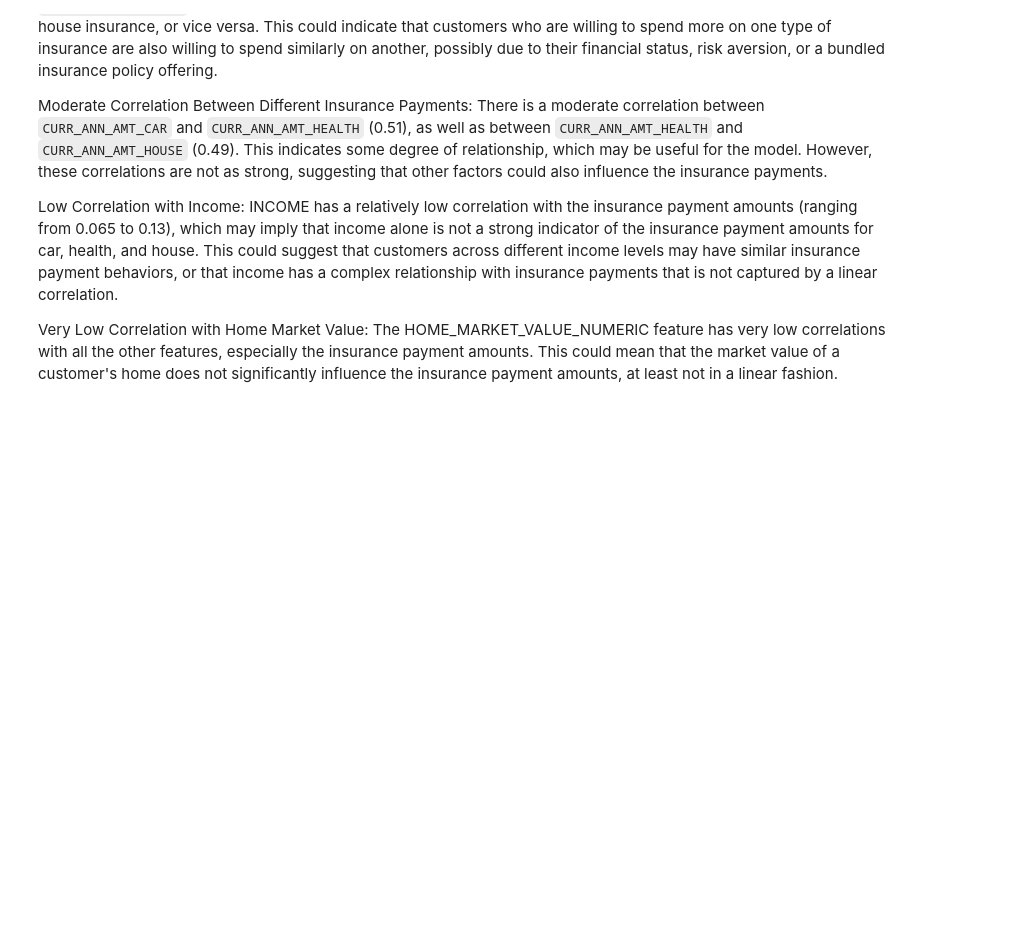
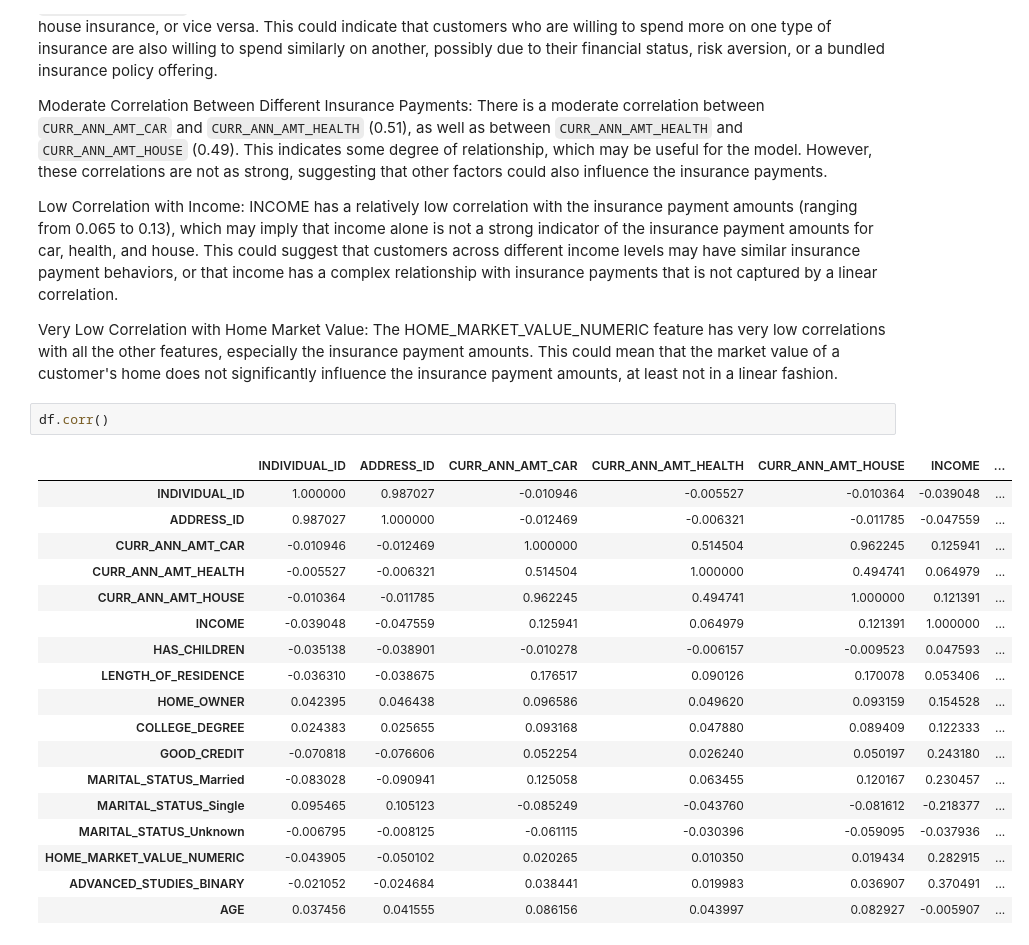
Before and after one commit to fabrizi0rigodanz0/Insurance_Analysis_ML, a Jupyter notebook: notebook.ipynb, the cells around one changed output. Drawn from its saved outputs; the diff is of its cells as text; blank space fills up the shorter version.

```diff
--- a/notebook.ipynb
+++ b/notebook.ipynb
@@ -1356,3 +1356,24 @@ Moderate Correlation Between Different Insurance Payments: There is a moderate c
 Low Correlation with Income: INCOME has a relatively low correlation with the insurance payment amounts (ranging from 0.065 to 0.13), which may imply that income alone is not a strong indicator of the insurance payment amounts for car, health, and house. This could suggest that customers across different income levels may have similar insurance payment behaviors, or that income has a complex relationship with insurance payments that is not captured by a linear correlation.
 
 Very Low Correlation with Home Market Value: The HOME_MARKET_VALUE_NUMERIC feature has very low correlations with all the other features, especially the insurance payment amounts. This could mean that the market value of a customer's home does not significantly influence the insurance payment amounts, at least not in a linear fashion.
+# %%
+df.corr()
+# %% [output]
+|  | INDIVIDUAL_ID | ADDRESS_ID | CURR_ANN_AMT_CAR | CURR_ANN_AMT_HEALTH | CURR_ANN_AMT_HOUSE | INCOME | ... |
+| INDIVIDUAL_ID | 1.000000 | 0.987027 | -0.010946 | -0.005527 | -0.010364 | -0.039048 | ... |
+| ADDRESS_ID | 0.987027 | 1.000000 | -0.012469 | -0.006321 | -0.011785 | -0.047559 | ... |
+| CURR_ANN_AMT_CAR | -0.010946 | -0.012469 | 1.000000 | 0.514504 | 0.962245 | 0.125941 | ... |
+| CURR_ANN_AMT_HEALTH | -0.005527 | -0.006321 | 0.514504 | 1.000000 | 0.494741 | 0.064979 | ... |
+| CURR_ANN_AMT_HOUSE | -0.010364 | -0.011785 | 0.962245 | 0.494741 | 1.000000 | 0.121391 | ... |
+| INCOME | -0.039048 | -0.047559 | 0.125941 | 0.064979 | 0.121391 | 1.000000 | ... |
+| HAS_CHILDREN | -0.035138 | -0.038901 | -0.010278 | -0.006157 | -0.009523 | 0.047593 | ... |
+| LENGTH_OF_RESIDENCE | -0.036310 | -0.038675 | 0.176517 | 0.090126 | 0.170078 | 0.053406 | ... |
+| HOME_OWNER | 0.042395 | 0.046438 | 0.096586 | 0.049620 | 0.093159 | 0.154528 | ... |
+| COLLEGE_DEGREE | 0.024383 | 0.025655 | 0.093168 | 0.047880 | 0.089409 | 0.122333 | ... |
+| GOOD_CREDIT | -0.070818 | -0.076606 | 0.052254 | 0.026240 | 0.050197 | 0.243180 | ... |
+| MARITAL_STATUS_Married | -0.083028 | -0.090941 | 0.125058 | 0.063455 | 0.120167 | 0.230457 | ... |
+| MARITAL_STATUS_Single | 0.095465 | 0.105123 | -0.085249 | -0.043760 | -0.081612 | -0.218377 | ... |
+| MARITAL_STATUS_Unknown | -0.006795 | -0.008125 | -0.061115 | -0.030396 | -0.059095 | -0.037936 | ... |
+| HOME_MARKET_VALUE_NUMERIC | -0.043905 | -0.050102 | 0.020265 | 0.010350 | 0.019434 | 0.282915 | ... |
+| ADVANCED_STUDIES_BINARY | -0.021052 | -0.024684 | 0.038441 | 0.019983 | 0.036907 | 0.370491 | ... |
+| AGE | 0.037456 | 0.041555 | 0.086156 | 0.043997 | 0.082927 | -0.005907 | ... |
```
Also changed, not shown: parts of 19 cells of this notebook.
